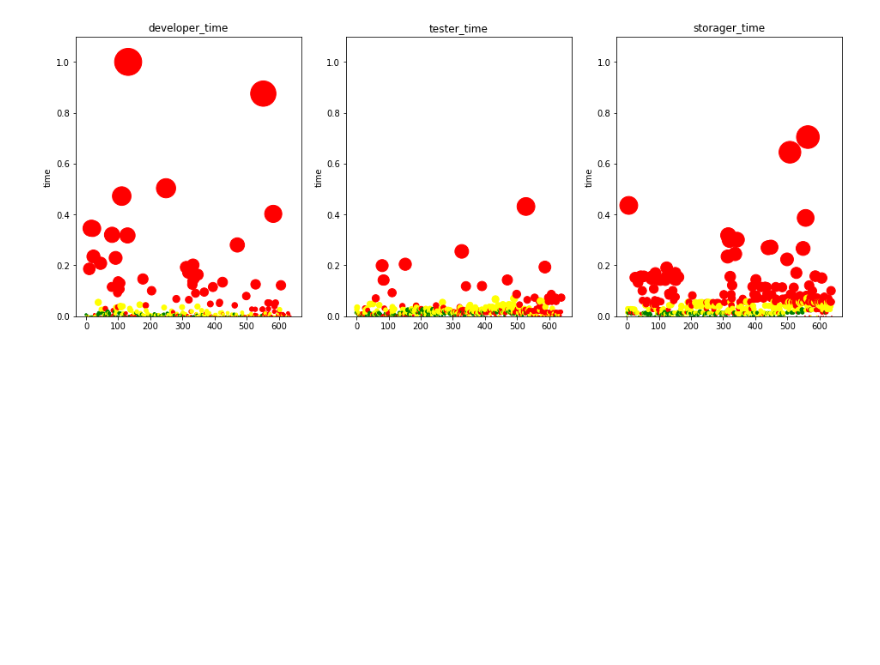
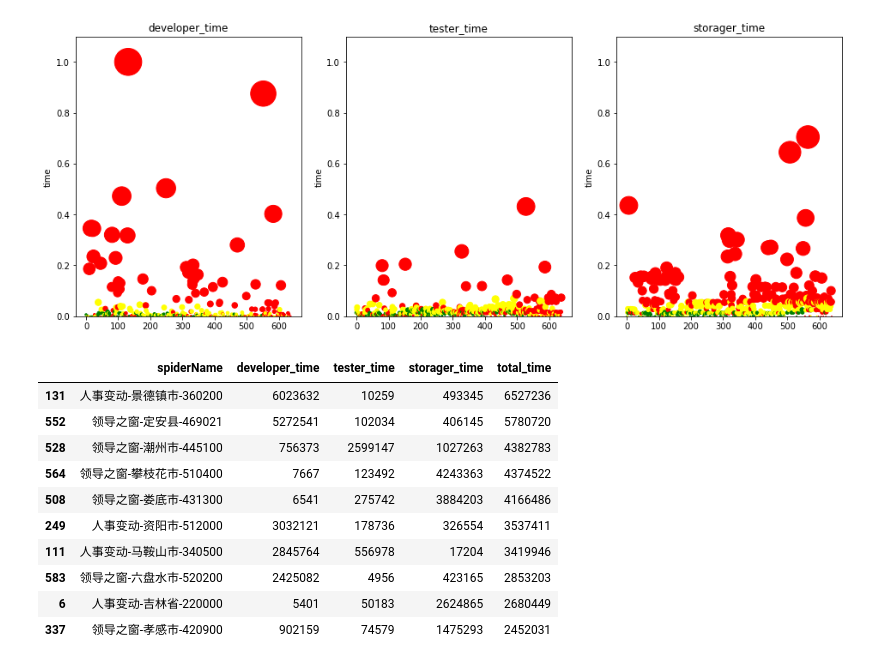
Before and after one commit to czasg/ScrapyLearning, a Jupyter notebook: czaSpider/dump2/数据分析个人版/爬虫流程分析/test_for_data_analysis.ipynb, the cells around one changed output. Cells and saved outputs as stored; diff of their text form; code cells hidden in the pictures; blank space fills up the shorter version.

```diff
--- a/czaSpider/dump2/数据分析个人版/爬虫流程分析/test_for_data_analysis.ipynb
+++ b/czaSpider/dump2/数据分析个人版/爬虫流程分析/test_for_data_analysis.ipynb
@@ -160,14 +161,15 @@ def process_spider_task_statistics(task):
     _task = copy.deepcopy(task)
     process_key_to_new_value(_task, ('green', 'yellow', 'red'), *['total_time'])
     get_each_task_time(_task, ('total_time',))
-    process_key_to_new_value(task, ('1优', '2正常', '3异常'), *['developer_time','tester_time','storager_time'])
-    process_key_to_new_value(task, ('good', 'normal', 'whats'), *['total_time'])
+    process_key_to_new_value(task, ('good', 'normal', 'whats'), *['developer_time','tester_time','storager_time'])
+    process_key_to_new_value(task, ('level1', 'level2', 'level3'), *['total_time'])
 # 获取各类事件的时间
 class TimerManager:
     developer_time = []
     tester_time = []
     storager_time = []
     total_time = []
+    details_information = []
     def get_merge_data(self):
         res = []
         res.extend(self.developer_time)
@@ -186,6 +188,11 @@ class TimerManager:
 def get_each_task_time(task, labels=()): # 'developer_time', 'tester_time', 'storager_time'
     for label in labels:
         getattr(TimerManager, label).append(task[label])
+def get_details_information(spider_name, data, labels=()):
+    info = {'spiderName': spider_name}
+    for label in labels:
+        info[label] = data[label]
+    getattr(TimerManager, 'details_information').append(info)
 # %%
 """输出数据"""
 labels=deque()
@@ -196,11 +203,9 @@ for spider_name, spider_task in spider_tasks.items():
         spider_task_statistics = SpiderTaskProcess(spider_task).process().statistics_dict()
     except AbnormalTask:
         continue
+    get_details_information(spider_name, spider_task_statistics, ('developer_time', 'tester_time', 'storager_time', 'total_time'))
     get_each_task_time(spider_task_statistics, ('developer_time', 'tester_time', 'storager_time'))
     process_spider_task_statistics(spider_task_statistics)
-    # process_key_to_new_value(spider_task_statistics, ('1优', '2正常', '3异常'), *['developer_time','tester_time','storager_time'])
-    # process_key_to_new_value(spider_task_statistics, ('good', 'normal', 'whats'), *['total_time'])
-    # get_each_task_time(spider_task_statistics, ('total_time',))
     if not labels:
         for key in spider_task_statistics.keys():
             if key == 'total_time':
@@ -243,2 +248,26 @@ plt.show()
 # %% [output]
 [figure]
+# %%
+columns = ['spiderName', 'developer_time', 'tester_time', 'storager_time', 'total_time']
+dataSets = []
+for task in TimerManager().details_information:
+    dataSet = []
+    for label in columns:
+        dataSet.append(task[label])
+    dataSets.append(dataSet)
+# %%
+df = pd.DataFrame(np.array(dataSets), columns=columns)
+df['total_time']=df['total_time'].astype(int)  # apply(lambda x:int(x))
+df.sort_values(by='total_time', ascending=False).head(10)
+# %% [output]
+|  | spiderName | developer_time | tester_time | storager_time | total_time |
+| 131 | 人事变动-景德镇市-360200 | 6023632 | 10259 | 493345 | 6527236 |
+| 552 | 领导之窗-定安县-469021 | 5272541 | 102034 | 406145 | 5780720 |
+| 528 | 领导之窗-潮州市-445100 | 756373 | 2599147 | 1027263 | 4382783 |
+| 564 | 领导之窗-攀枝花市-510400 | 7667 | 123492 | 4243363 | 4374522 |
+| 508 | 领导之窗-娄底市-431300 | 6541 | 275742 | 3884203 | 4166486 |
+| 249 | 人事变动-资阳市-512000 | 3032121 | 178736 | 326554 | 3537411 |
+| 111 | 人事变动-马鞍山市-340500 | 2845764 | 556978 | 17204 | 3419946 |
+| 583 | 领导之窗-六盘水市-520200 | 2425082 | 4956 | 423165 | 2853203 |
+| 6 | 人事变动-吉林省-220000 | 5401 | 50183 | 2624865 | 2680449 |
+| 337 | 领导之窗-孝感市-420900 | 902159 | 74579 | 1475293 | 2452031 |
```
Also changed, not shown: parts of 3 cells of this notebook, 2 other files.
